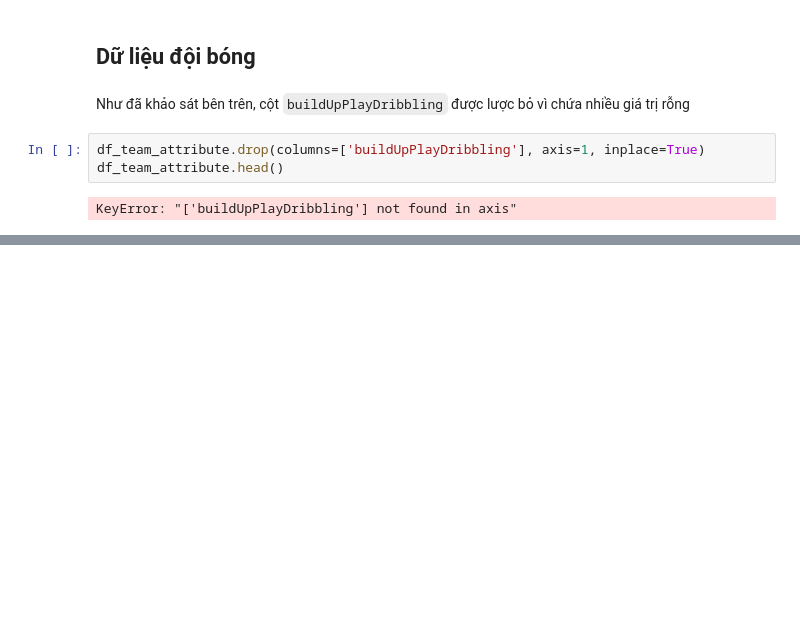
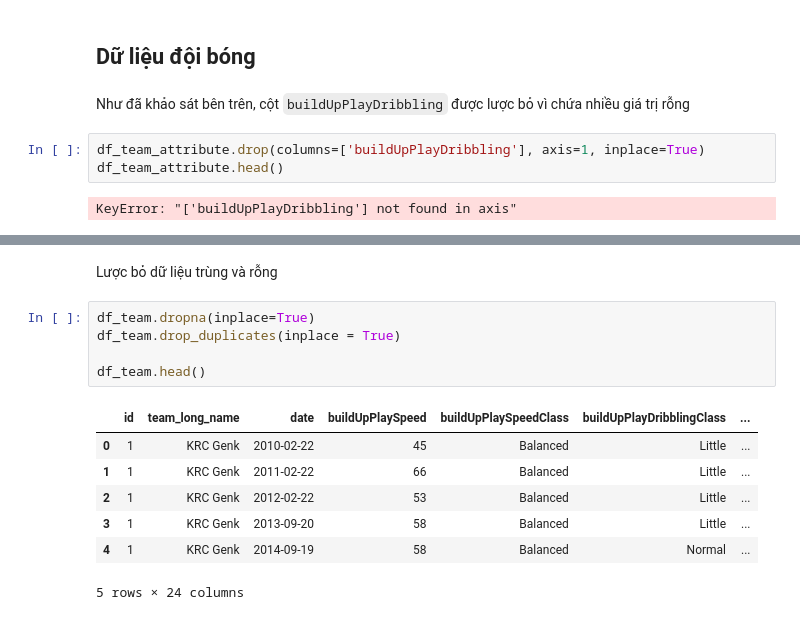
Before and after one commit to vquanghuy/13-data-analysis-applications, a Jupyter notebook: european-soccer.ipynb, the cells around one changed output, grey strips where cells are left out. Drawn from its saved outputs; the diff is of its cells as text; blank space fills up the shorter version.

```diff
--- a/european-soccer.ipynb
+++ b/european-soccer.ipynb
@@ -797,0 +811,15 @@ df_team_attribute.head()
+# %% [markdown]
+Lược bỏ dữ liệu trùng và rỗng
+# %%
+df_team.dropna(inplace=True)
+df_team.drop_duplicates(inplace = True)
+
+df_team.head()
+# %% [output]
+|  | id | team_long_name | date | buildUpPlaySpeed | buildUpPlaySpeedClass | buildUpPlayDribblingClass | ... |
+| 0 | 1 | KRC Genk | 2010-02-22 | 45 | Balanced | Little | ... |
+| 1 | 1 | KRC Genk | 2011-02-22 | 66 | Balanced | Little | ... |
+| 2 | 1 | KRC Genk | 2012-02-22 | 53 | Balanced | Little | ... |
+| 3 | 1 | KRC Genk | 2013-09-20 | 58 | Balanced | Little | ... |
+| 4 | 1 | KRC Genk | 2014-09-19 | 58 | Balanced | Normal | ... |
+5 rows × 24 columns
```
Also changed, not shown: parts of 38 cells of this notebook.
